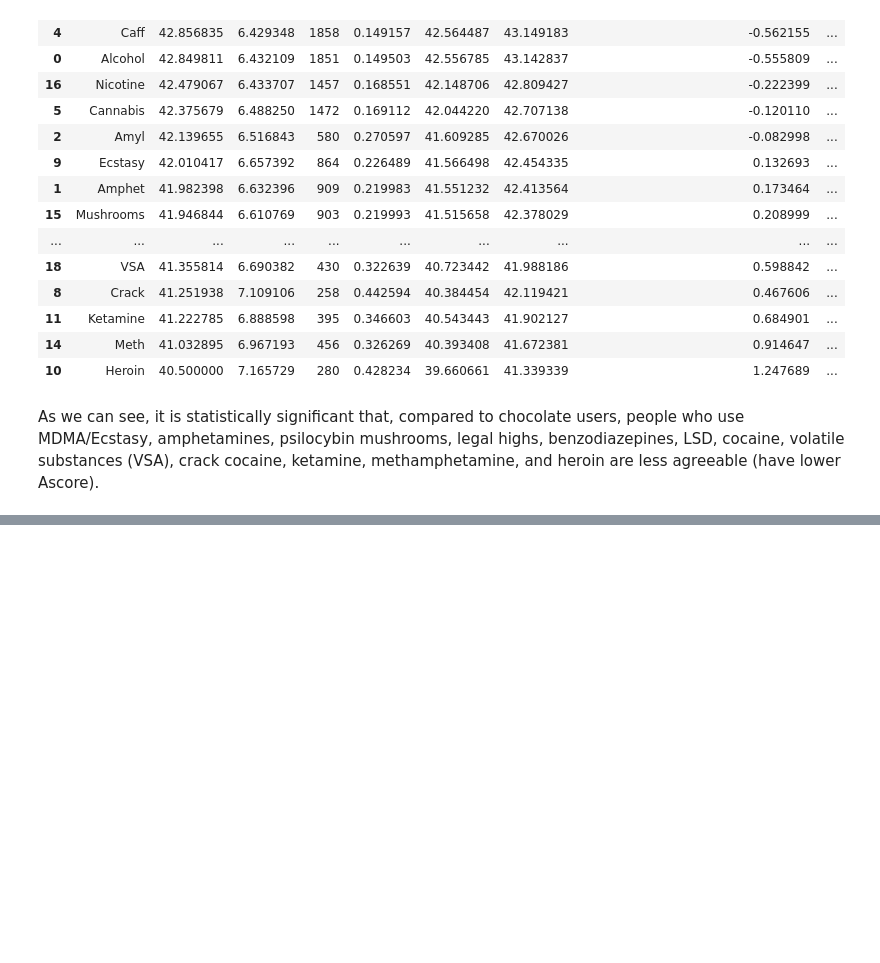
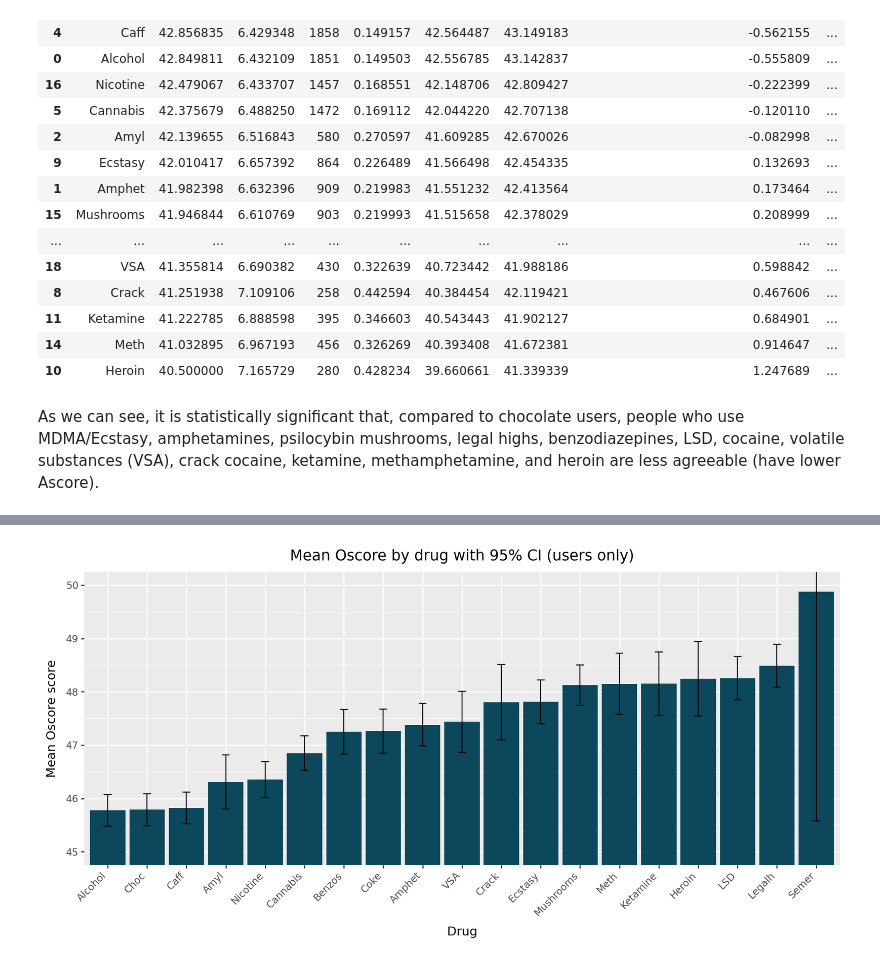
Before and after one commit to RichardMJaks/drug-use-analysis, a Jupyter notebook: main.ipynb, the cells around one changed output, grey strips where cells are left out. Drawn from its saved outputs; the diff is of its cells as text; code cells hidden in the pictures; blank space fills up the shorter version.

```diff
--- a/main.ipynb
+++ b/main.ipynb
@@ -518,0 +523,7 @@ As we can see, it is statistically significant that, compared to chocolate users
+# %%
+(
+    plot_trait_mean_ci(trait_long, "Oscore", users_only=True)
+    + pn.coord_cartesian(ylim=(45, 50))
+)
+# %% [output]
+[figure, added]
```
Also changed, not shown: parts of 15 cells of this notebook.
